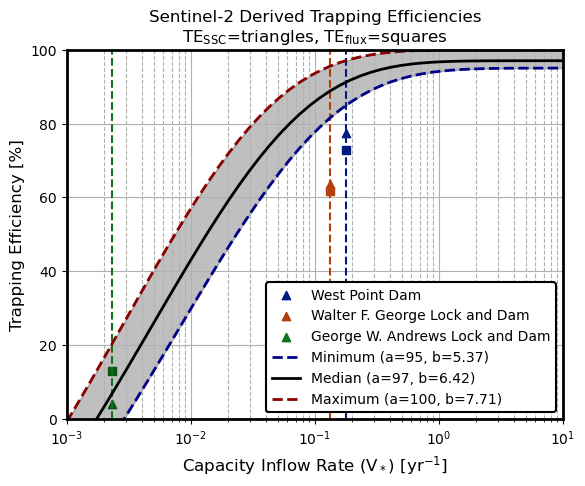
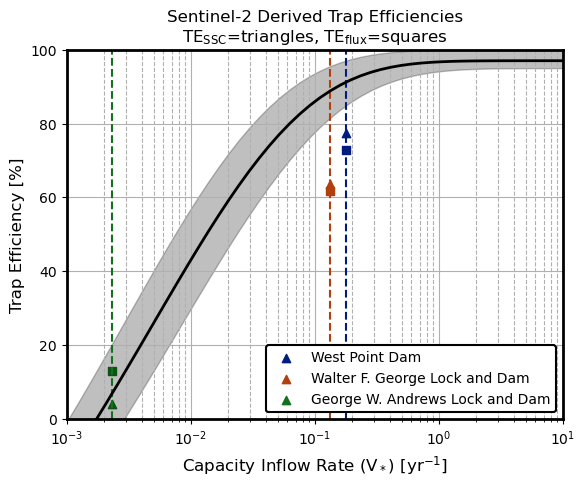
The notebook cell's code change between the first figure and the second:
--- before
+++ after
@@ -21,21 +21,19 @@
     ax.scatter(x, y_flux, marker='s', color=c)
     ax.axvline(x, ls='dashed', c=c)
-    # ax.text(x, -0.05, str(round(x, 3)), transform=ax.get_xaxis_transform(), 
-    #     ha='center', va='bottom', color=c)
     
 
 # Plot Brune curves
-ax.plot(
-    xs, y_min, lw=2, color='darkblue', ls='dashed',
-    label='Minimum (a=95, b=5.37)'
-)
+# ax.plot(
+#     xs, y_min, lw=2, color='darkblue', ls='dashed',
+#     label='Minimum (a=95, b=5.37)'
+# )
 ax.plot(
     xs, y_median, lw=2, color='k',
-    label='Median (a=97, b=6.42)'
+    # label='Median (a=97, b=6.42)'
 )
-ax.plot(
-    xs, y_max, lw=2, color='darkred', ls='dashed',
-    label='Maximum (a=100, b=7.71)'
-)
+# ax.plot(
+#     xs, y_max, lw=2, color='darkred', ls='dashed',
+#     label='Maximum (a=100, b=7.71)'
+# )
 ax.fill_between(
     xs, y_max, y_min, color='k', alpha=0.25
@@ -58,6 +56,6 @@
 ax.grid(True, which='minor', ls='dashed')
 ax.set_xlabel(r'Capacity Inflow Rate (V$_*$) [yr$^{-1}$]', fontsize='large')
-ax.set_ylabel(r'Trapping Efficiency [%]', fontsize='large')
-ax.set_title('Sentinel-2 Derived Trapping Efficiencies\n'+r'TE$_{\text{SSC}}$=triangles, TE$_{\text{flux}}$=squares')
+ax.set_ylabel(r'Trap Efficiency [%]', fontsize='large')
+ax.set_title('Sentinel-2 Derived Trap Efficiencies\n'+r'TE$_{\text{SSC}}$=triangles, TE$_{\text{flux}}$=squares')
 plt.savefig('../Brune_curve.png', dpi=300)
 plt.show()

Commit: Updated figs for resubmission